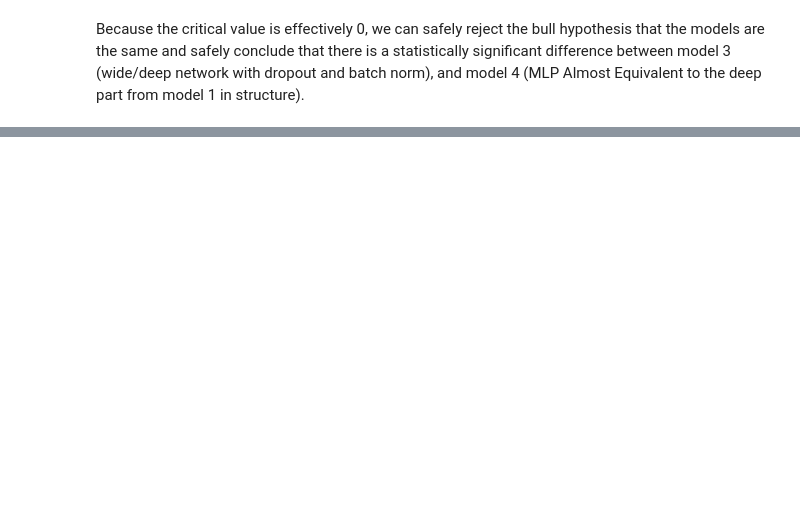
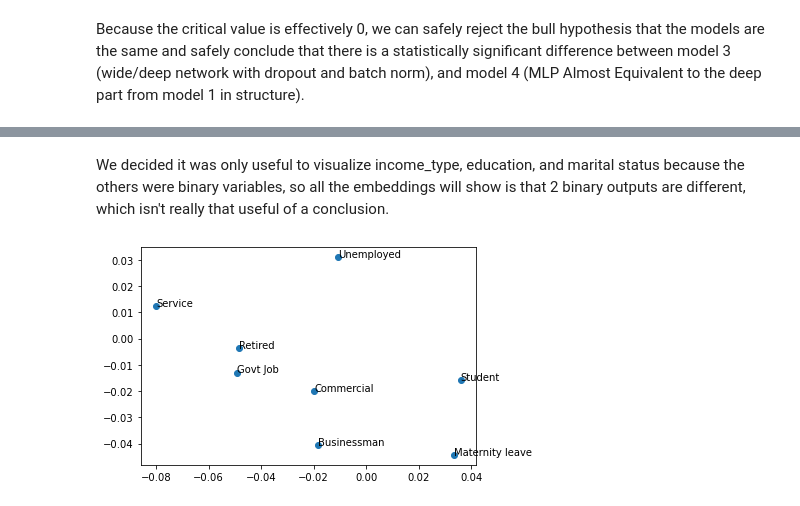
Before and after one commit to saakethkoka/ML-Lab5, a Jupyter notebook: main.ipynb, the cells around one changed output, grey strips where cells are left out. Saved outputs shown, nothing was run; the diff lists cells and outputs as text; code cells hidden in the pictures; blank space fills up the shorter version.

```diff
--- a/main.ipynb
+++ b/main.ipynb
@@ -903,0 +901,8 @@ House_Own = model3.weights[7].numpy()
+# %% [markdown]
+We decided it was only useful to visualize income_type, education, and marital status because the others were binary variables, so all the embeddings will show is that 2 binary outputs are different, which isn't really that useful of a conclusion.
+# %%
+plt.scatter(Income_type[:,0], Income_type[:,1])
+for i,txt in enumerate(encoders["Client_Income_Type"].classes_):
+    plt.annotate(txt, (Income_type[i,0], Income_type[i,1]))
+# %% [output]
+[figure, added]
```
Also changed, not shown: parts of 27 cells of this notebook, 1 other file.
